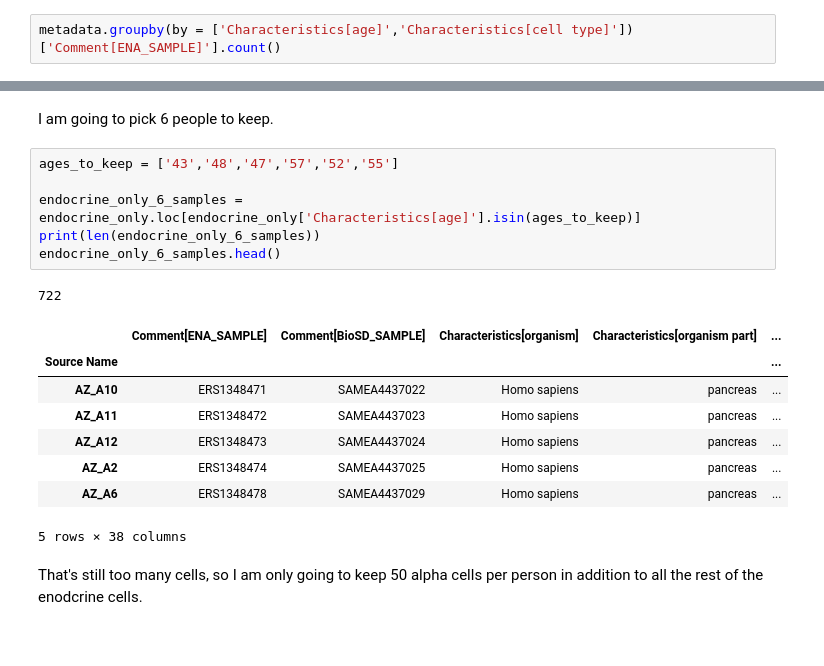
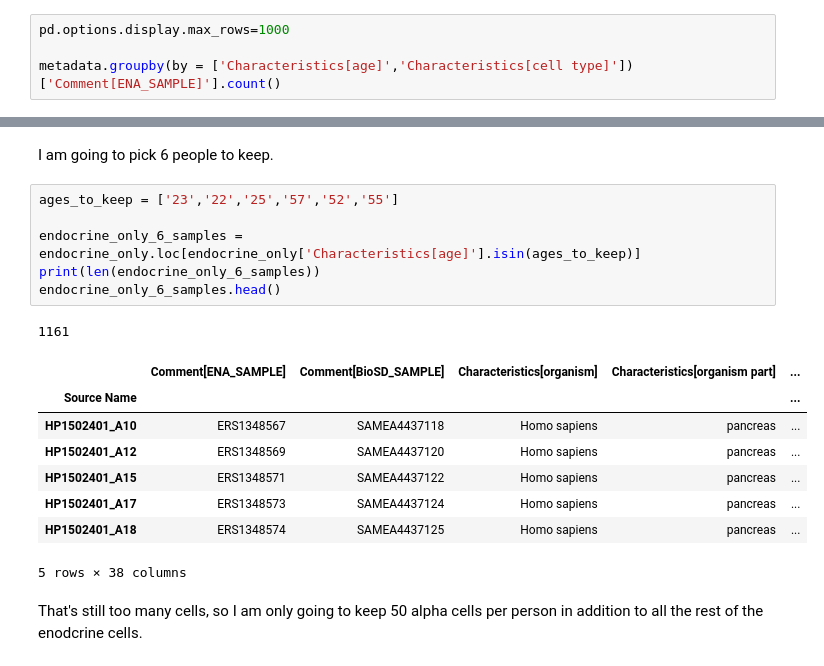
Before and after one commit to olgabot/segerstolpe_palasantza2016, a Jupyter notebook: notebooks/01_subset_metadata.ipynb, the cells around one changed output, grey strips where cells are left out. Cells and saved outputs as stored; diff of their text form.

```diff
--- a/notebooks/01_subset_metadata.ipynb
+++ b/notebooks/01_subset_metadata.ipynb
@@ -39,6 +39,8 @@ We are only going to keep a small number of cells to analyze on our machines loc
 # %% [markdown]
 I'm going to take a look at the data to see how many cells were collected per patient, per cell type. First, groupby will collect by patient age and cell type. Then I will call a specific column to count (in this case 'Comment[ENA_SAMPLE]') which will give me a count of the number of cells in each age and cell type
 # %%
+pd.options.display.max_rows=1000
+
 metadata.groupby(by = ['Characteristics[age]','Characteristics[cell type]'])['Comment[ENA_SAMPLE]'].count()
 # %% [output]
 Characteristics[age]  Characteristics[cell type]
@@ -102,20 +104,20 @@ Name: Characteristics[age], dtype: int64
 # %% [markdown]
 I am going to pick 6 people to keep.
 # %%
-ages_to_keep = ['43','48','47','57','52','55']
+ages_to_keep = ['23','22','25','57','52','55']
 
 endocrine_only_6_samples = endocrine_only.loc[endocrine_only['Characteristics[age]'].isin(ages_to_keep)]
 print(len(endocrine_only_6_samples))
 endocrine_only_6_samples.head()
 # %% [output]
-722
+1161
 |  | Comment[ENA_SAMPLE] | Comment[BioSD_SAMPLE] | Characteristics[organism] | Characteristics[organism part] | ... |
 | Source Name |  |  |  |  | ... |
-| AZ_A10 | ERS1348471 | SAMEA4437022 | Homo sapiens | pancreas | ... |
-| AZ_A11 | ERS1348472 | SAMEA4437023 | Homo sapiens | pancreas | ... |
-| AZ_A12 | ERS1348473 | SAMEA4437024 | Homo sapiens | pancreas | ... |
-| AZ_A2 | ERS1348474 | SAMEA4437025 | Homo sapiens | pancreas | ... |
-| AZ_A6 | ERS1348478 | SAMEA4437029 | Homo sapiens | pancreas | ... |
+| HP1502401_A10 | ERS1348567 | SAMEA4437118 | Homo sapiens | pancreas | ... |
+| HP1502401_A12 | ERS1348569 | SAMEA4437120 | Homo sapiens | pancreas | ... |
+| HP1502401_A15 | ERS1348571 | SAMEA4437122 | Homo sapiens | pancreas | ... |
+| HP1502401_A17 | ERS1348573 | SAMEA4437124 | Homo sapiens | pancreas | ... |
+| HP1502401_A18 | ERS1348574 | SAMEA4437125 | Homo sapiens | pancreas | ... |
 5 rows × 38 columns
 # %% [markdown]
 That's still too many cells, so I am only going to keep 50 alpha cells per person in addition to all the rest of the enodcrine cells.
```
Also changed, not shown: parts of 9 cells of this notebook, 3 other files.
